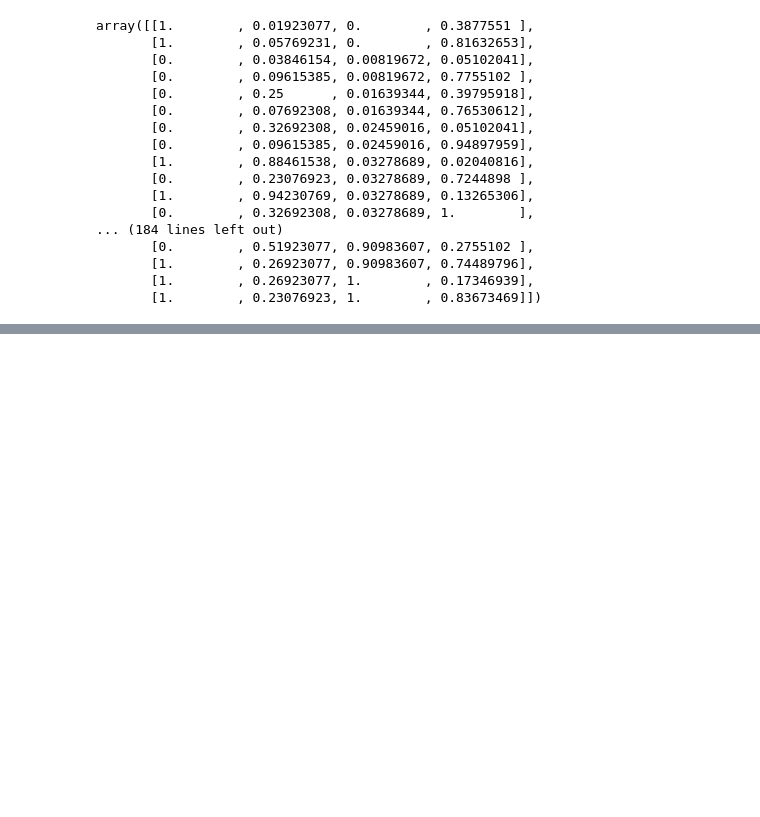
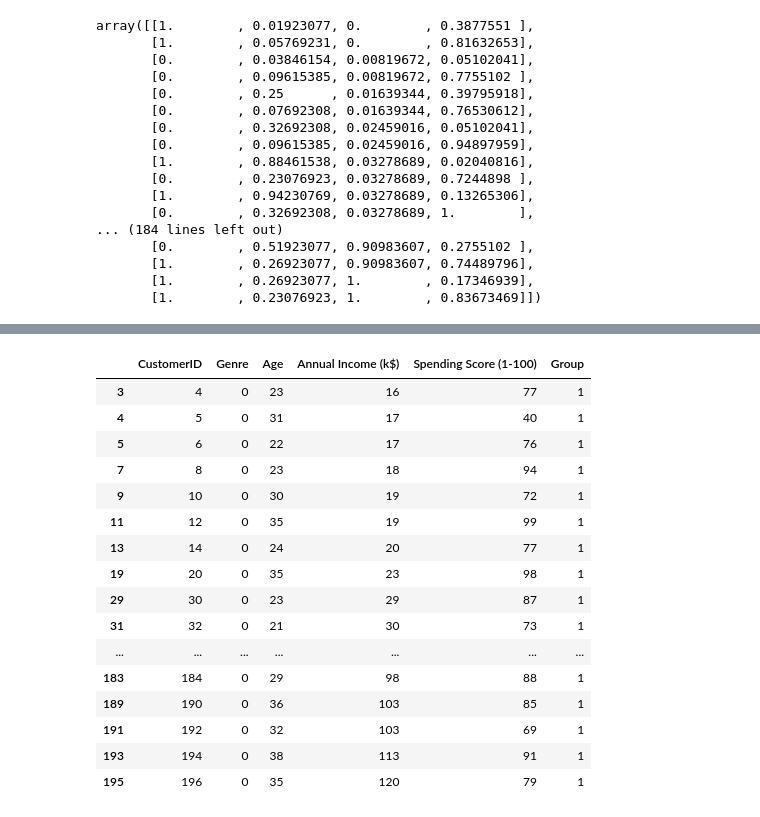
Before and after one commit to jujaehong/streamlit_pytis, a Jupyter notebook: k-Means.ipynb, the cells around one changed output, grey strips where cells are left out. Cells and saved outputs as stored; diff of their text form; code cells hidden in the pictures; blank space fills up the shorter version.

```diff
--- a/k-Means.ipynb
+++ b/k-Means.ipynb
@@ -175,0 +286,4 @@ array([[1.        , 0.01923077, 0.        , 0.3877551 ],
+# %%
+kmeans = KMeans(n_clusters= 4 , random_state=5, n_init='auto')
+# %%
+ypred = kmeans.fit_predict(X_scaled)
@@ -175,0 +303,2 @@ array([[1.        , 0.01923077, 0.        , 0.3877551 ],
+# %%
+df['Group'] = ypred
@@ -175,0 +336,20 @@ array([[1.        , 0.01923077, 0.        , 0.3877551 ],
+# %%
+df.loc[ df['Group'] == 1, ]
+# %% [output]
+|  | CustomerID | Genre | Age | Annual Income (k$) | Spending Score (1-100) | Group |
+| 3 | 4 | 0 | 23 | 16 | 77 | 1 |
+| 4 | 5 | 0 | 31 | 17 | 40 | 1 |
+| 5 | 6 | 0 | 22 | 17 | 76 | 1 |
+| 7 | 8 | 0 | 23 | 18 | 94 | 1 |
+| 9 | 10 | 0 | 30 | 19 | 72 | 1 |
+| 11 | 12 | 0 | 35 | 19 | 99 | 1 |
+| 13 | 14 | 0 | 24 | 20 | 77 | 1 |
+| 19 | 20 | 0 | 35 | 23 | 98 | 1 |
+| 29 | 30 | 0 | 23 | 29 | 87 | 1 |
+| 31 | 32 | 0 | 21 | 30 | 73 | 1 |
+| ... | ... | ... | ... | ... | ... | ... |
+| 183 | 184 | 0 | 29 | 98 | 88 | 1 |
+| 189 | 190 | 0 | 36 | 103 | 85 | 1 |
+| 191 | 192 | 0 | 32 | 103 | 69 | 1 |
+| 193 | 194 | 0 | 38 | 113 | 91 | 1 |
+| 195 | 196 | 0 | 35 | 120 | 79 | 1 |
```
Also changed, not shown: parts of 26 cells of this notebook, 1 other file.
